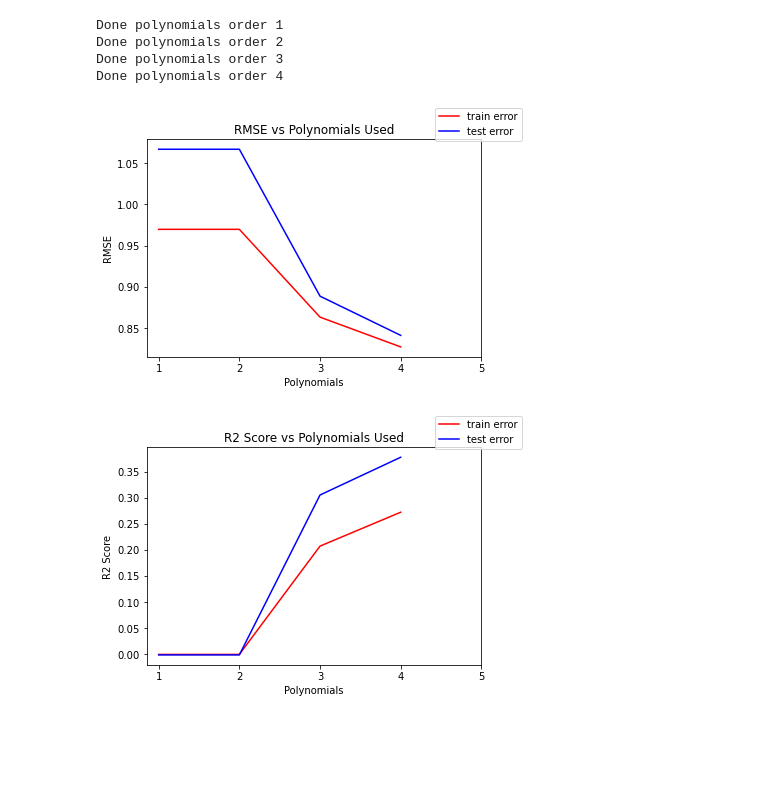
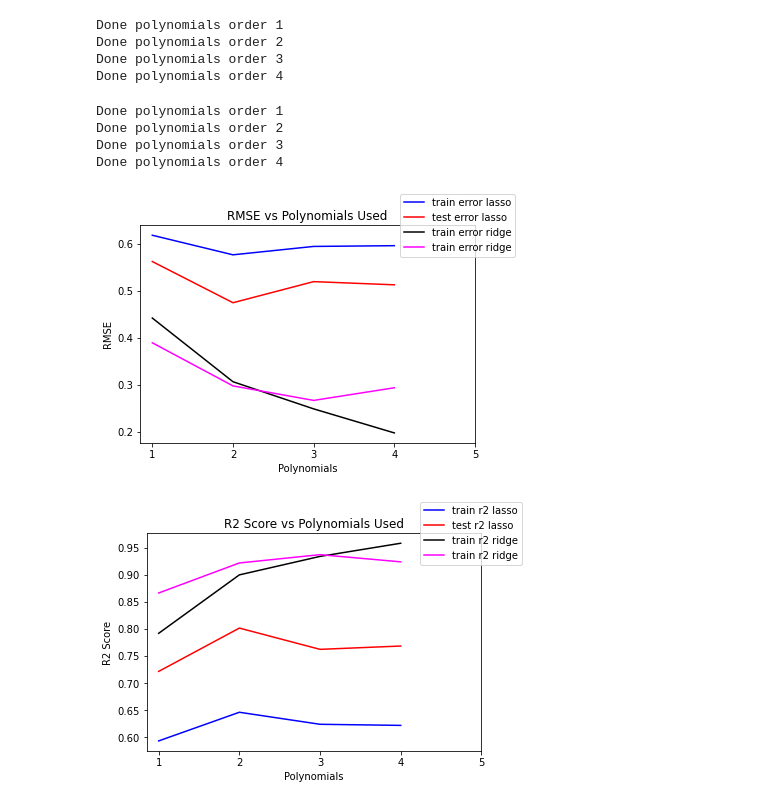
Before and after one commit to hnslmp/machine_learning_ui, a Jupyter notebook: 3.Linear Regression/Linear_Regression.ipynb, the cells around one changed output. Drawn from its saved outputs; the diff is of its cells as text; code cells hidden in the pictures; blank space fills up the shorter version.

Commit message:
added ridge regression

```diff
--- a/3.Linear Regression/Linear_Regression.ipynb
+++ b/3.Linear Regression/Linear_Regression.ipynb
@@ -44,8 +44,8 @@ for i in range(0,5):
 
     #Plot Linear
     fig, ax = plt.subplots()
-    ax.scatter(X,y,color='red');
-    ax.plot(lr_x_test, lr.predict(lr_x_test),color='blue');
+    ax.scatter(X,y,color='blue');
+    ax.plot(lr_x_test, lr.predict(lr_x_test),color='red');
     title = "Parameter" + str((i+1))
     ax.set(title=title);
 
@@ -176,21 +175,54 @@ Done polynomials order 1
 Done polynomials order 2
 Done polynomials order 3
 Done polynomials order 4
+# %%
+#Ridge Regression
+ridge_r2 = []
+ridge_error = []
+
+for i in range (1,5):
+    poly = preprocessing.PolynomialFeatures(degree = i)
+    x_poly = poly.fit_transform(x_train)
+
+    poly.fit(x_poly, y_train)
+    polylr = linear_model.Ridge(alpha=0.1)
+    polylr.fit(x_poly, y_train)
+    y_pred = polylr.predict(poly.fit_transform(x_test))
+
+    score_r2_train = polylr.score(x_poly, y_train)
+    score_r2_test = polylr.score(poly.fit_transform(x_test), y_test)
+    score_error_train = mean_squared_error(y_train, polylr.predict(poly.fit_transform(x_train)), squared=False)
+    score_error_test = mean_squared_error(y_test,   polylr.predict(poly.fit_transform(x_test)),  squared=False)
+    ridge_r2.append((i, score_r2_train, score_r2_test))
+    ridge_error.append((i,score_error_train ,score_error_test))
+    print("Done polynomials order " + str(i))
+
+ridge_r2 = np.asarray(ridge_r2)
+ridge_error = np.asarray(ridge_error)
+# %% [output]
+Done polynomials order 1
+Done polynomials order 2
+Done polynomials order 3
+Done polynomials order 4
 # %%
 #Plot Polynomial Regression Result
 fig, ax = plt.subplots()
-ax.plot(poly_error[:,0], poly_error[:,1],color='red');
-ax.plot(poly_error[:,0], poly_error[:,2],color='blue');
-fig.legend(["train error","test error"],loc="upper right")
+ax.plot(lasso_error[:,0], lasso_error[:,1],color='blue');
+ax.plot(lasso_error[:,0], lasso_error[:,2],color='red');
+ax.plot(ridge_error[:,0], ridge_error[:,1],color='black');
+ax.plot(ridge_error[:,0], ridge_error[:,2],color='magenta');
+fig.legend(["train error lasso","test error lasso","train error ridge","train error ridge"],loc="upper right")
 ax.xaxis.set_ticks(np.arange(1, 6, 1))
 ax.set(xlabel='Polynomials', ylabel='RMSE', title='RMSE vs Polynomials Used');
 
 fig, ax = plt.subplots()
-ax.plot(poly_r2[:,0], poly_r2[:,1],color="red");
-ax.plot(poly_r2[:,0], poly_r2[:,2],color="blue");
-fig.legend(["train error","test error"],loc="upper right")
+ax.plot(lasso_r2[:,0], lasso_r2[:,1],color='blue');
+ax.plot(lasso_r2[:,0], lasso_r2[:,2],color='red');
+ax.plot(ridge_r2[:,0], ridge_r2[:,1],color='black');
+ax.plot(ridge_r2[:,0], ridge_r2[:,2],color='magenta');
+fig.legend(["train r2 lasso","test r2 lasso","train r2 ridge","train r2 ridge"],loc="upper right")
 ax.xaxis.set_ticks(np.arange(1, 6, 1))
 ax.set(xlabel='Polynomials', ylabel='R2 Score', title='R2 Score vs Polynomials Used');
 # %% [output]
-[figure, old version]
+[figure, new version]
-[figure, old version]
+[figure, new version]
```
Also changed, not shown: parts of 3 cells of this notebook.
